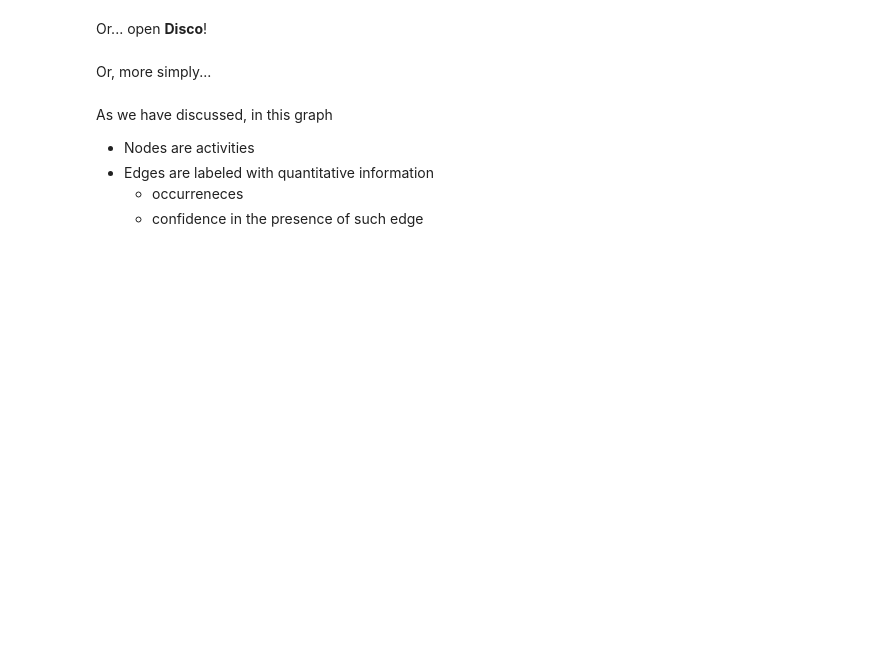
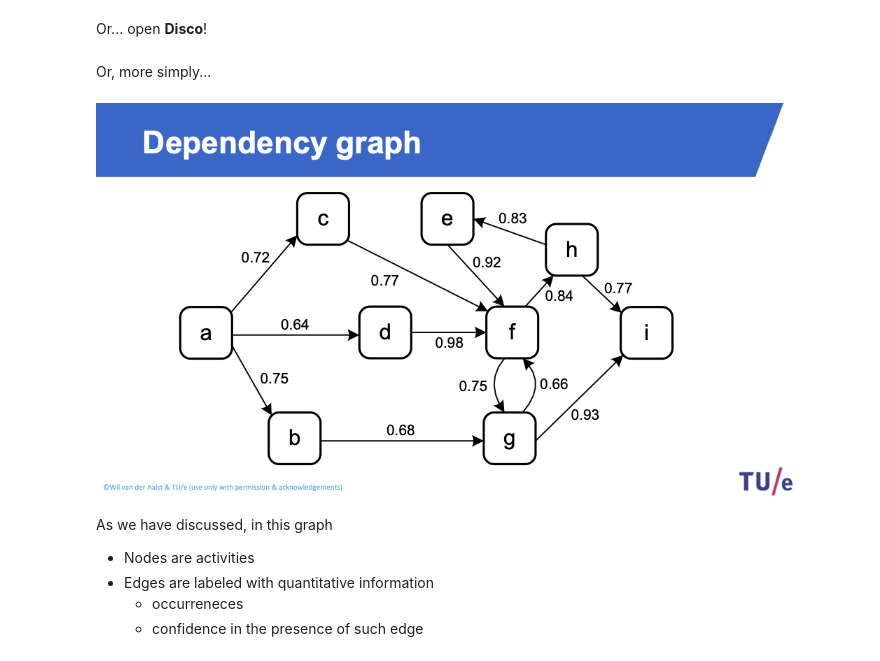
Before and after one commit to EMbeDS-education/ComputingDataAnalysisModeling20242025, a Jupyter notebook: PDAI/jupyter/jupyterNotebooks/M2PM_05DependencyGraphs_HeuristicMiner.ipynb, the cells around one changed output. Cells and saved outputs as stored; diff of their text form; code cells hidden in the pictures; blank space fills up the shorter version.

Commit message:
dep graph

```diff
--- a/PDAI/jupyter/jupyterNotebooks/M2PM_05DependencyGraphs_HeuristicMiner.ipynb
+++ b/PDAI/jupyter/jupyterNotebooks/M2PM_05DependencyGraphs_HeuristicMiner.ipynb
@@ -123,7 +125,9 @@ Or... open __Disco__!
 # %% [markdown]
 Or, more simply...
 # %%
-display(Image(pm_slides+'DepGraph.png',width=700))
+display(Image(pm_slides+'depGraph.png',width=700))
+# %% [output]
+[figure, added]
 # %% [markdown]
 As we have discussed, in this graph
 - Nodes are activities
```
Also changed, not shown: parts of 7 cells of this notebook, 2 other files.
